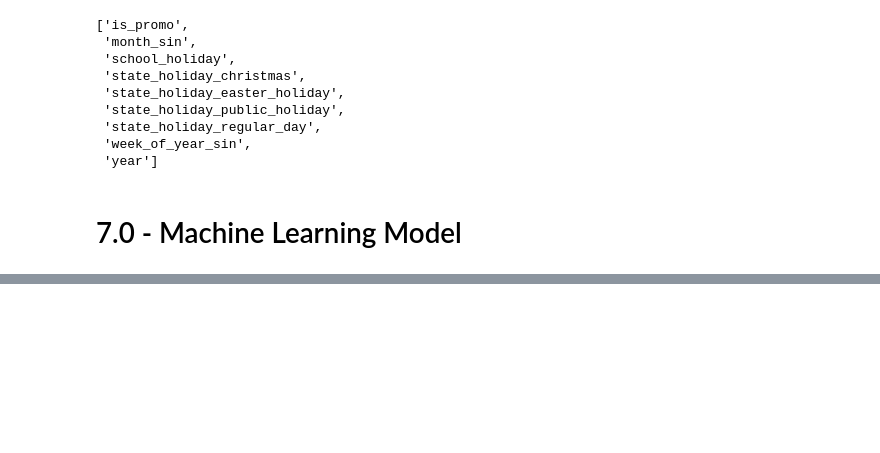
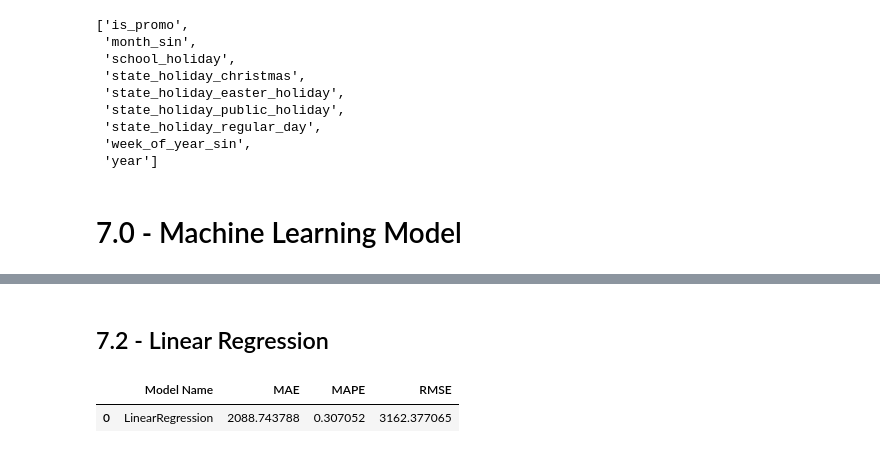
Before and after one commit to eliasbatistasouza/rossmann_sales, a Jupyter notebook: notebooks/001-EDA-ebs.ipynb, the cells around one changed output, grey strips where cells are left out. Drawn from its saved outputs; the diff is of its cells as text; code cells hidden in the pictures; blank space fills up the shorter version.

```diff
--- a/notebooks/001-EDA-ebs.ipynb
+++ b/notebooks/001-EDA-ebs.ipynb
@@ -304,6 +309,16 @@ def data_preparation(dataframe):
     )
 
     return dataframe
+# %%
+# Performance Metrics
+def ml_error(model_name, y, yhat):
+    mae = mean_absolute_error(y, yhat)
+    mape = mean_absolute_percentage_error(y, yhat)
+    rmse = np.sqrt(mean_squared_error(y, yhat))
+
+    return pd.DataFrame(
+        {"Model Name": model_name, "MAE": mae, "MAPE": mape, "RMSE": rmse}, index=[0]
+    )
 # %% [markdown]
 ## 0.2 - Load Data
 # %%
@@ -1600,0 +1678,15 @@ cols_not_selected_boruta
+# %% [markdown]
+## 7.2 - Linear Regression
+# %%
+# Model
+lr = LinearRegression().fit(x_train, y_train)
+
+# Prediction
+yhat_lr = lr.predict(x_test)
+
+# Performance
+lr_performance = ml_error("Linear Regression", np.expm1(y_test), np.expm1(yhat_lr))
+lr_performance
+# %% [output]
+|  | Model Name | MAE | MAPE | RMSE |
+| 0 | LinearRegression | 2088.743788 | 0.307052 | 3162.377065 |
```
Also changed, not shown: parts of 19 cells of this notebook.
